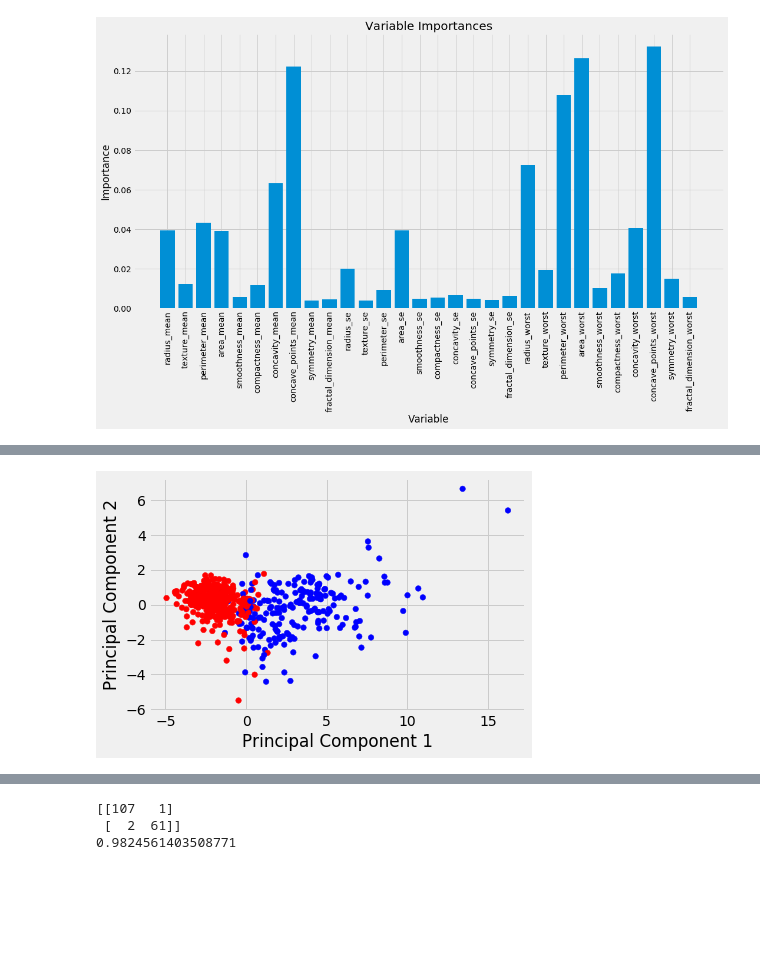
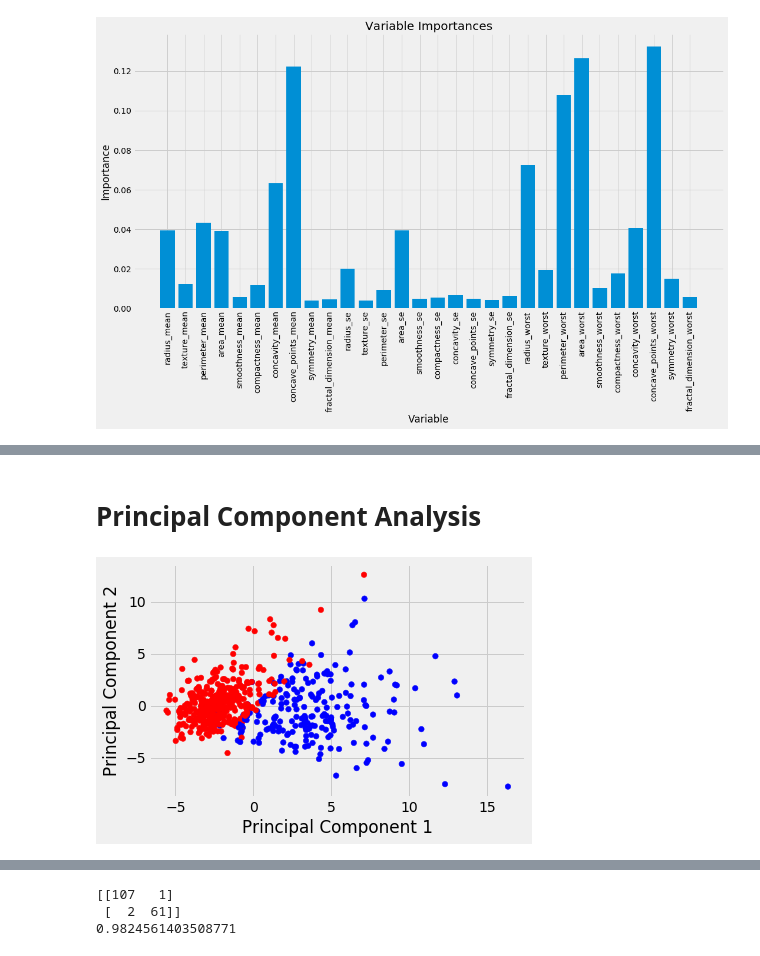
Before and after one commit to ronmexico7811/Cancer-Project, a Jupyter notebook: Cancer_project.ipynb, the cells around one changed output, grey strips where cells are left out. Saved outputs shown, nothing was run; the diff lists cells and outputs as text; code cells hidden in the pictures; blank space fills up the shorter version.

```diff
--- a/Cancer_project.ipynb
+++ b/Cancer_project.ipynb
@@ -325,28 +317,31 @@ df_slim.corr()
 | area_se | 0.548236 | 0.538166 | 0.811408 | 0.690299 | 0.761213 | 0.757373 | ... |
 | area_mean | 0.708984 | 0.722017 | 0.959213 | 0.823269 | 0.959120 | 0.962746 | ... |
 | radius_se | 0.567134 | 0.531062 | 0.751548 | 0.698050 | 0.719684 | 0.715065 | ... |
+# %% [markdown]
+# Principal Component Analysis
 # %%
 # PCA
 from sklearn.decomposition import PCA
 from matplotlib.colors import ListedColormap
 from mpl_toolkits.mplot3d import Axes3D
+from sklearn.preprocessing import scale
 
 cmap_bold = ListedColormap(['#FF0000', '#00FF00', '#0000FF'])
 
-X = df_slim.drop('iscancerous', axis = 1).values
-y = df_slim['iscancerous']
+X = df_cancer.drop('iscancerous', axis = 1).values
+y = df_cancer['iscancerous']
 
 X_scale = scale(X)
 
 pca_model = PCA()
 X_PCA = pca_model.fit_transform(X_scale)
 
 plt.scatter(X_PCA[:, 0], X_PCA[:, 1], c=y, cmap=cmap_bold,s=30)
 plt.xlabel('Principal Component 1')
 plt.ylabel('Principal Component 2')
 plt.show()
 # %% [output]
-[figure, old version]
+[figure, new version]
 # %%
 #eval of PCA components
 var_ratio = pca_model.explained_variance_ratio_
```
Also changed, not shown: parts of 13 cells of this notebook.
